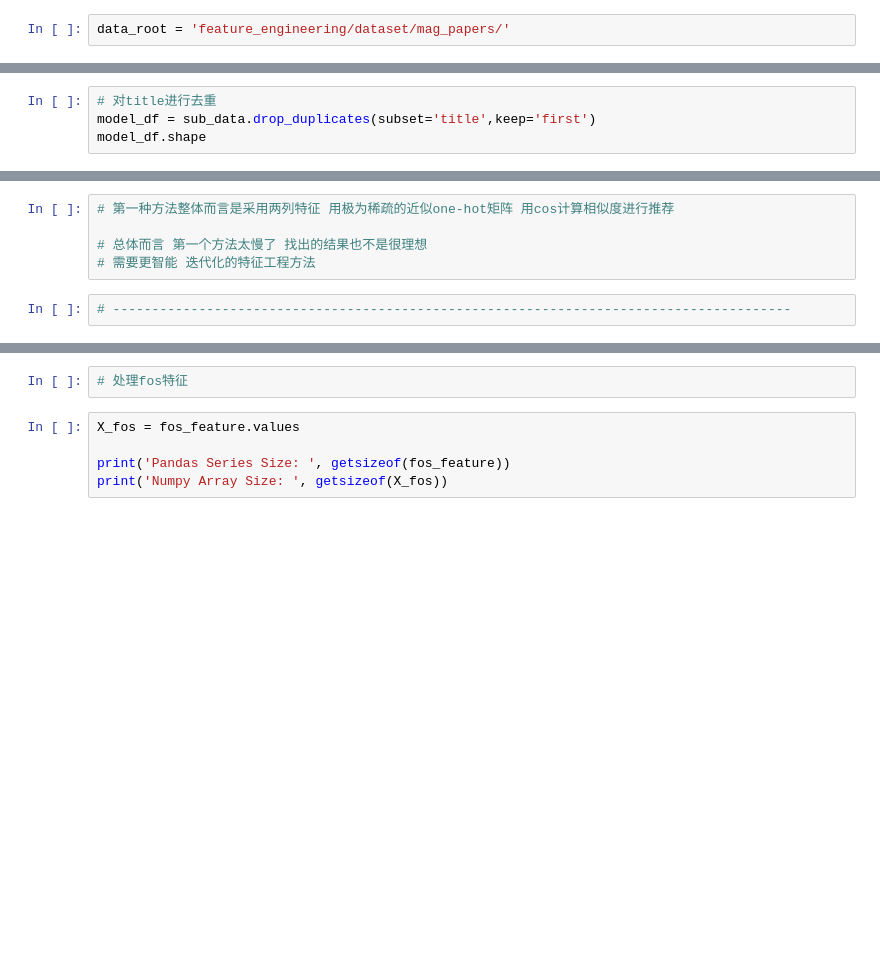
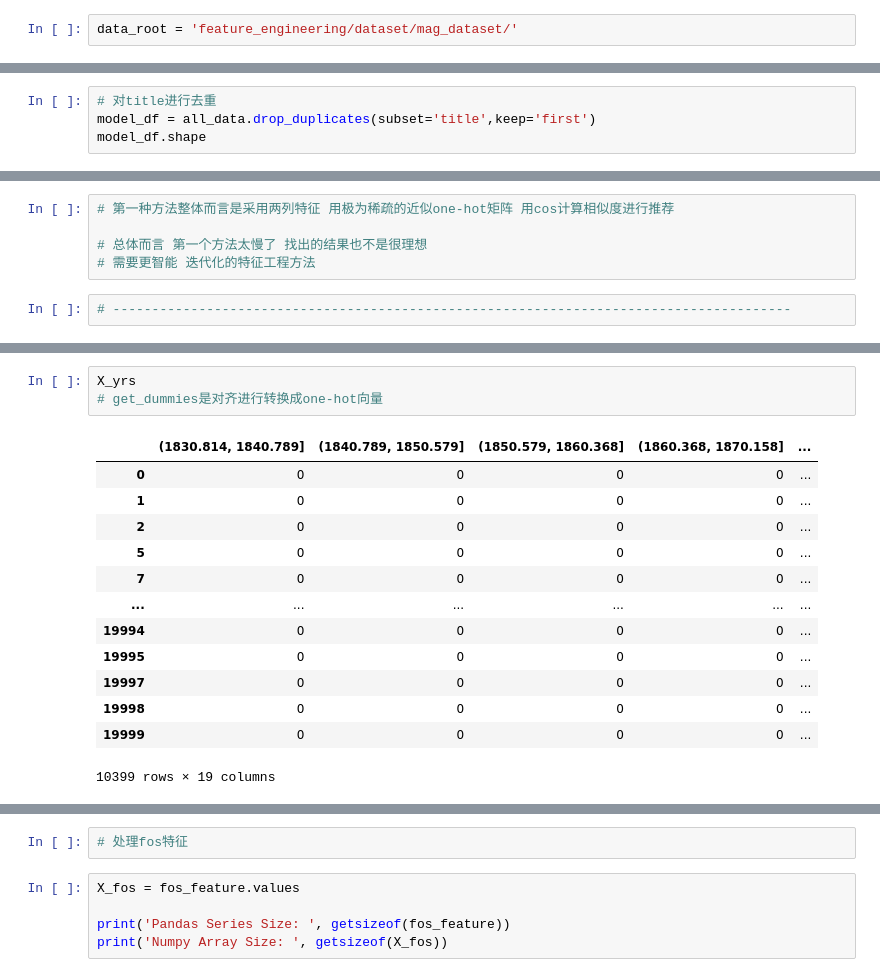
Before and after one commit to MMMMysticY/feature_engineering, a Jupyter notebook: chapter9/9.1协同过滤做论文文本相似计算.ipynb, the cells around one changed output, grey strips where cells are left out. Cells and saved outputs as stored; diff of their text form; blank space fills up the shorter version.

```diff
--- a/chapter9/9.1协同过滤做论文文本相似计算.ipynb
+++ b/chapter9/9.1协同过滤做论文文本相似计算.ipynb
@@ -2,7 +2,7 @@
 import pandas as pd
 import numpy as np
 # %%
-data_root = 'feature_engineering/dataset/mag_papers/'
+data_root = 'feature_engineering/dataset/mag_dataset/'
 # %%
 all_data = pd.read_json(data_root+'mag_papers_0.txt',lines=True)
 all_data.head()
@@ -20,5 +20,5 @@ all_data.shape
 # %%
 # 对title进行去重
-model_df = sub_data.drop_duplicates(subset='title',keep='first')
+model_df = all_data.drop_duplicates(subset='title',keep='first')
 model_df.shape
 # %% [output]
@@ -159,0 +326,17 @@ X_yrs.columns.categories
+# %%
+X_yrs
+# get_dummies是对齐进行转换成one-hot向量
+# %% [output]
+|  | (1830.814, 1840.789] | (1840.789, 1850.579] | (1850.579, 1860.368] | (1860.368, 1870.158] | ... |
+| 0 | 0 | 0 | 0 | 0 | ... |
+| 1 | 0 | 0 | 0 | 0 | ... |
+| 2 | 0 | 0 | 0 | 0 | ... |
+| 5 | 0 | 0 | 0 | 0 | ... |
+| 7 | 0 | 0 | 0 | 0 | ... |
+| ... | ... | ... | ... | ... | ... |
+| 19994 | 0 | 0 | 0 | 0 | ... |
+| 19995 | 0 | 0 | 0 | 0 | ... |
+| 19997 | 0 | 0 | 0 | 0 | ... |
+| 19998 | 0 | 0 | 0 | 0 | ... |
+| 19999 | 0 | 0 | 0 | 0 | ... |
+10399 rows × 19 columns
```
Also changed, not shown: parts of 52 cells of this notebook.
